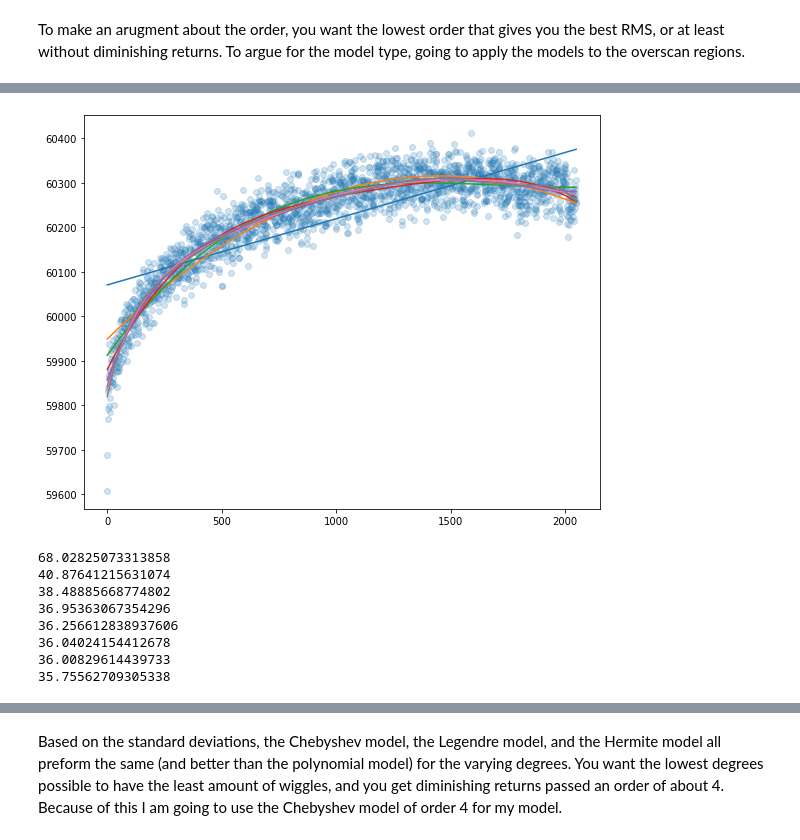
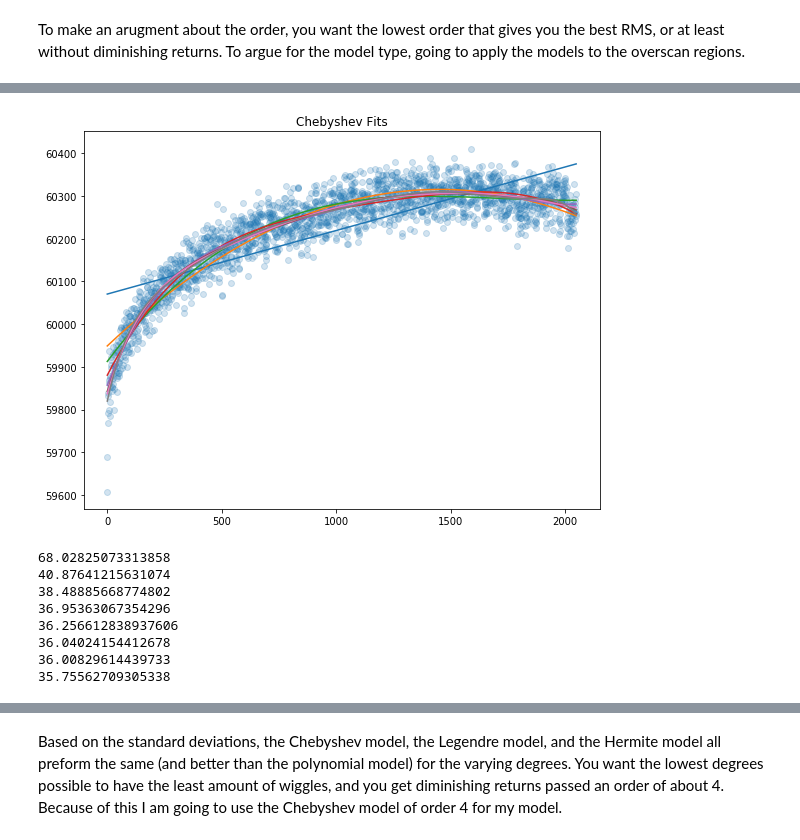
Before and after one commit to VanderbiltAstronomy/astr_8060_s21, a Jupyter notebook: work/drakecl/hw4_tasks.ipynb, the cells around one changed output, grey strips where cells are left out. Drawn from its saved outputs; the diff is of its cells as text; code cells hidden in the pictures.

```diff
--- a/work/drakecl/hw4_tasks.ipynb
+++ b/work/drakecl/hw4_tasks.ipynb
@@ -351,34 +367,35 @@ bfc1 = fitter(c1, pixels, flat_overscan_combine)
 bfc2 = fitter(c2, pixels, flat_overscan_combine)
 bfc3 = fitter(c3, pixels, flat_overscan_combine)
 bfc4 = fitter(c4, pixels, flat_overscan_combine)
 bfc5 = fitter(c5, pixels, flat_overscan_combine)
 bfc6 = fitter(c6, pixels, flat_overscan_combine)
 bfc7 = fitter(c7, pixels, flat_overscan_combine)
 bfc8 = fitter(c8, pixels, flat_overscan_combine)
 
 fig,ax = plt.subplots(figsize=(8,6))
 ax.scatter(pixels, flat_overscan_combine, alpha=0.2)
 ax.plot(pixels, bfc1(pixels))
 ax.plot(pixels, bfc2(pixels))
 ax.plot(pixels, bfc3(pixels))
 ax.plot(pixels, bfc4(pixels))
 ax.plot(pixels, bfc5(pixels))
 ax.plot(pixels, bfc6(pixels))
 ax.plot(pixels, bfc7(pixels))
 ax.plot(pixels, bfc8(pixels))
+ax.set_title('Chebyshev Fits')
 fig.tight_layout()
 plt.show(fig);
 
 print(np.std(bfc1(pixels) - flat_overscan_combine))
 print(np.std(bfc2(pixels) - flat_overscan_combine))
 print(np.std(bfc3(pixels) - flat_overscan_combine))
 print(np.std(bfc4(pixels) - flat_overscan_combine))
 print(np.std(bfc5(pixels) - flat_overscan_combine))
 print(np.std(bfc6(pixels) - flat_overscan_combine))
 print(np.std(bfc7(pixels) - flat_overscan_combine))
 print(np.std(bfc8(pixels) - flat_overscan_combine))
 # %% [output]
-[figure, old version]
+[figure, new version]
 68.02825073313858
 40.87641215631074
 38.48885668774802
```
Also changed, not shown: parts of 8 cells of this notebook.
